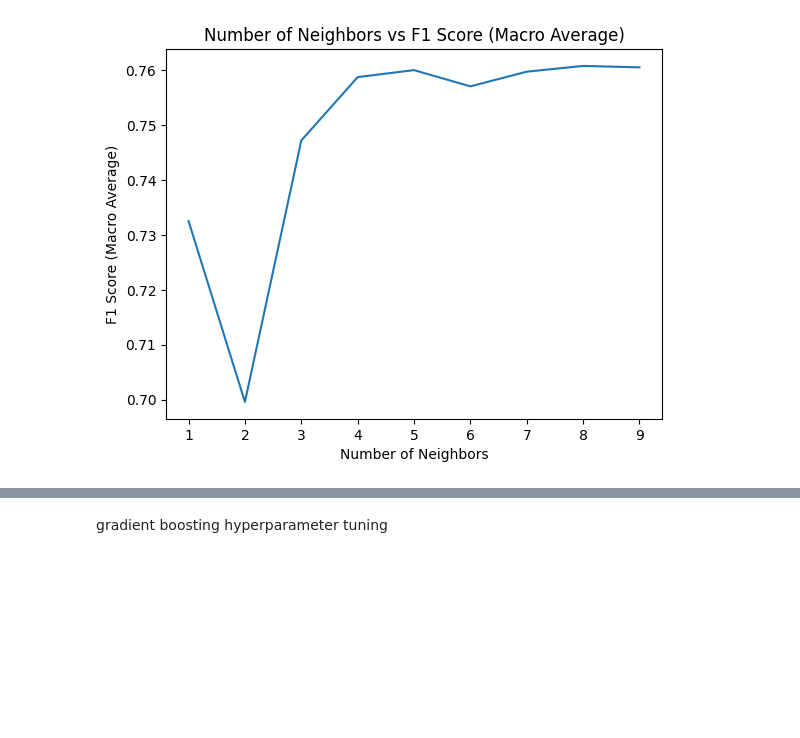
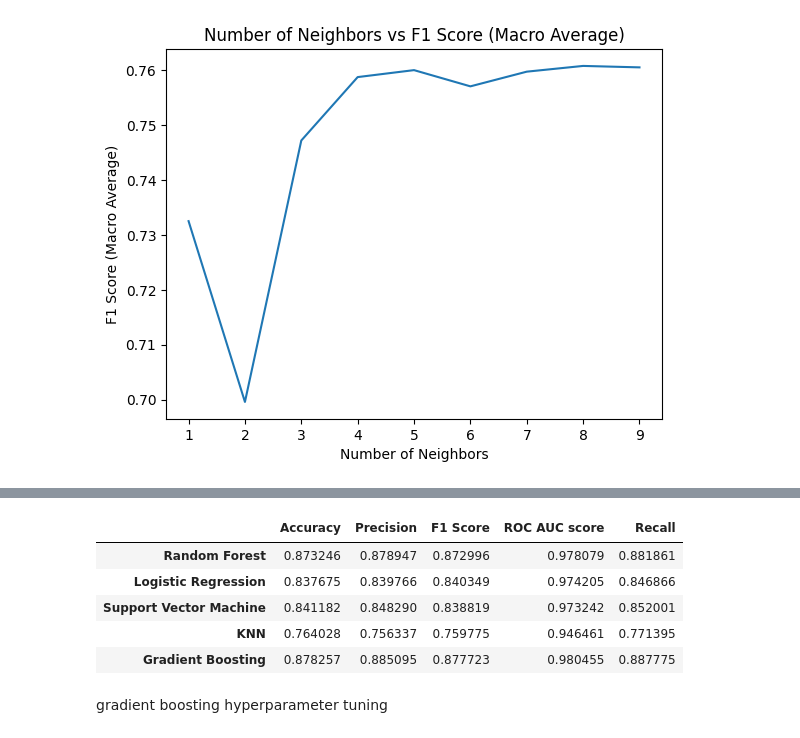
Before and after one commit to joytsy/DSA3101-2320-Ateam, a Jupyter notebook: backend/ml_model_classification.ipynb, the cells around one changed output, grey strips where cells are left out. Saved outputs shown, nothing was run; the diff lists cells and outputs as text; code cells hidden in the pictures; blank space fills up the shorter version.

Commit message:
edits in modelling

```diff
--- a/backend/ml_model_classification.ipynb
+++ b/backend/ml_model_classification.ipynb
@@ -393,6 +407,18 @@ Confusion Matrix:
 [figure]
 ============================================================
 ============================================================
+# %%
+results_df = pd.DataFrame(model_results.values(), model_results.keys(), \
+              ['Accuracy', 'Precision', 'F1 Score', 'ROC AUC score', 'Recall'])
+
+results_df
+# %% [output]
+|  | Accuracy | Precision | F1 Score | ROC AUC score | Recall |
+| Random Forest | 0.873246 | 0.878947 | 0.872996 | 0.978079 | 0.881861 |
+| Logistic Regression | 0.837675 | 0.839766 | 0.840349 | 0.974205 | 0.846866 |
+| Support Vector Machine | 0.841182 | 0.848290 | 0.838819 | 0.973242 | 0.852001 |
+| KNN | 0.764028 | 0.756337 | 0.759775 | 0.946461 | 0.771395 |
+| Gradient Boosting | 0.878257 | 0.885095 | 0.877723 | 0.980455 | 0.887775 |
 # %% [markdown]
 gradient boosting hyperparameter tuning
 # %%
```
Also changed, not shown: parts of 9 cells of this notebook.
